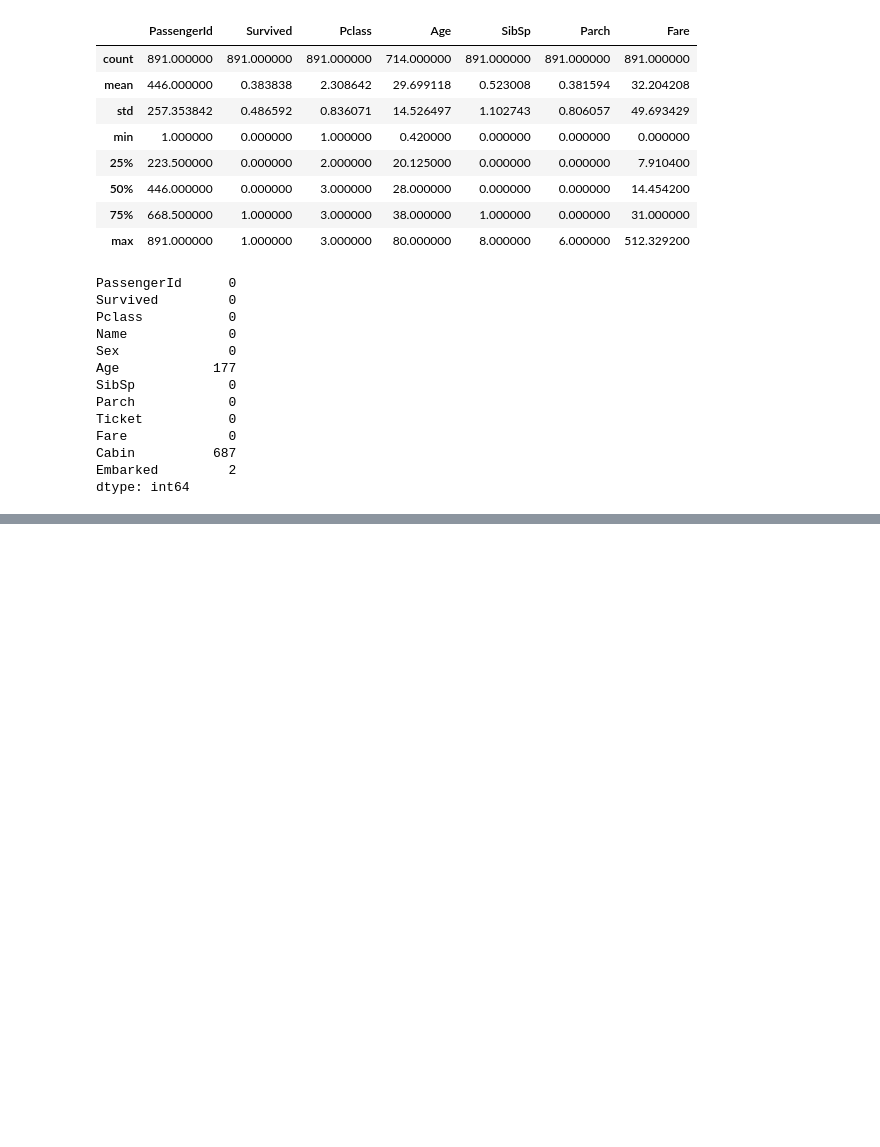
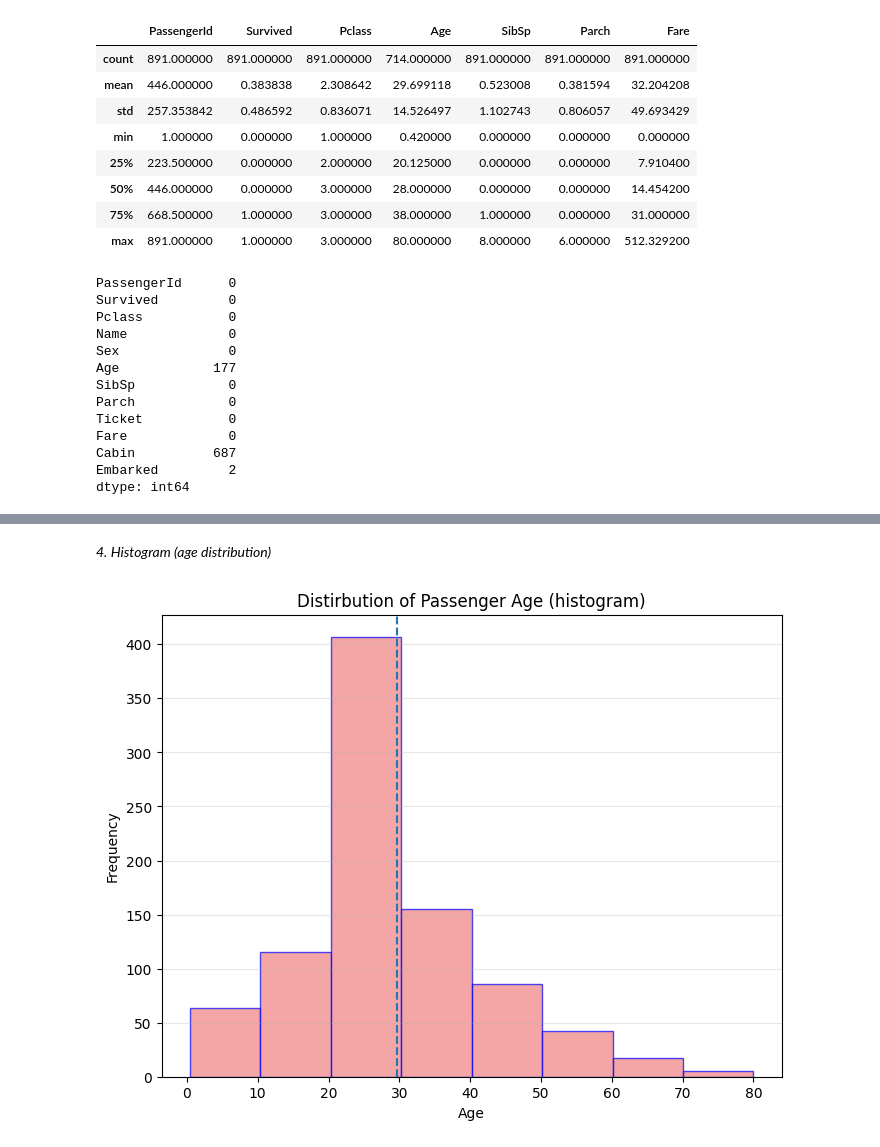
Before and after one commit to readulislamtamim/practice-charts-05052026, a Jupyter notebook: main.ipynb, the cells around one changed output, grey strips where cells are left out. Drawn from its saved outputs; the diff is of its cells as text; code cells hidden in the pictures; blank space fills up the shorter version.

```diff
--- a/main.ipynb
+++ b/main.ipynb
@@ -83,0 +176,21 @@ dtype: int64
+# %% [markdown]
+*4. Histogram (age distribution)*
+# %%
+mean_line = df["Age"].mean()
+
+plt.figure(figsize=(8,6))
+plt.hist(df["Age"],
+         bins=8,
+         color="lightcoral",
+         edgecolor = "b",
+         alpha = .7)
+
+plt.title("Distirbution of Passenger Age (histogram)")
+plt.xlabel("Age")
+plt.ylabel("Frequency")
+plt.grid(True, axis="y", alpha = .3)
+
+plt.axvline(mean_line, linestyle = "--")
+plt.show()
+# %% [output]
+[figure, added]
```
Also changed, not shown: parts of 17 cells of this notebook, 1 other file.
